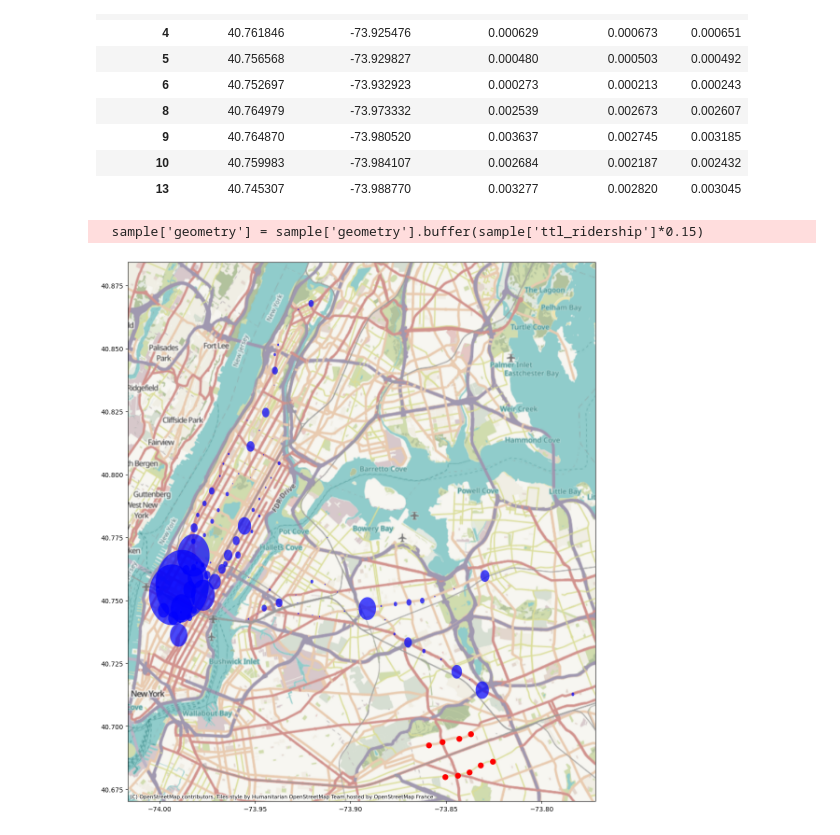
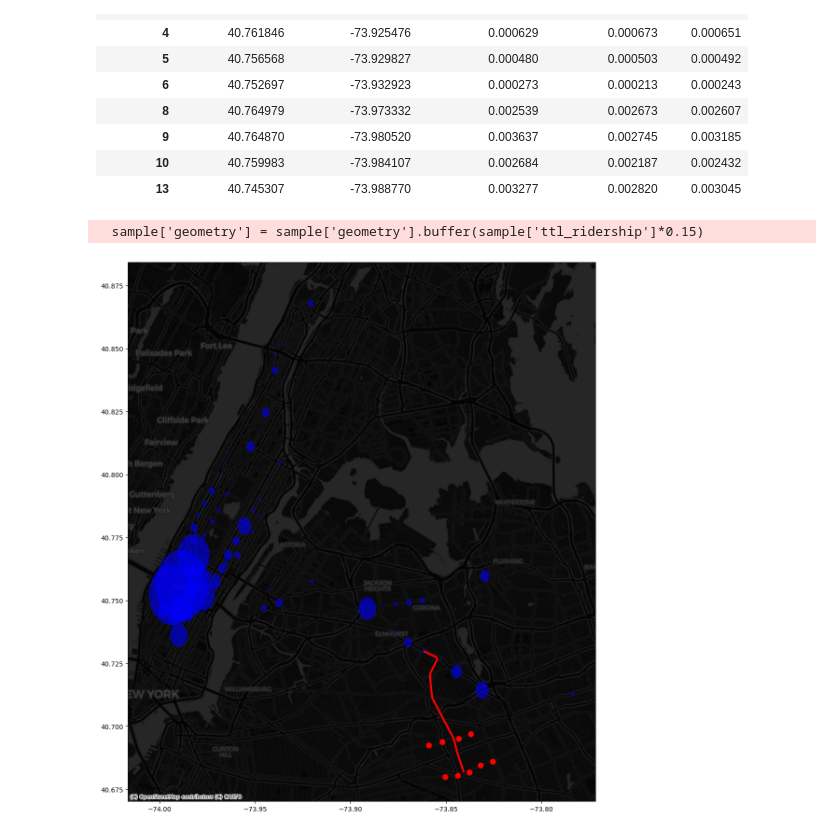
Before and after one commit to devennb/queenslink-ridership-analysis, a Jupyter notebook: project/spatial-eda.ipynb, the cells around one changed output. Saved outputs shown, nothing was run; the diff lists cells and outputs as text; code cells hidden in the pictures.

Commit message:
basemap darkmode

```diff
--- a/project/spatial-eda.ipynb
+++ b/project/spatial-eda.ipynb
@@ -172,33 +172,44 @@ ridership_w_geos['geometry'] = ridership_w_geos.apply(lambda x: Point((x['Entran
 study_area['geometry'] = study_area.apply(lambda x: Point((x['Entrance Longitude'], x['Entrance Latitude'])), axis = 1)
 
 ridership_w_geos_gpd = gpd.GeoDataFrame(ridership_w_geos, crs="EPSG:4326")
 study_area = gpd.GeoDataFrame(study_area, crs="EPSG:4326")
 sample = ridership_w_geos_gpd.copy()
 sample['geometry'] = sample['geometry'].buffer(sample['ttl_ridership']*0.15)
 #study_area['geometry'] = study_area['geometry'].buffer(0.003)
 
+route = gpd.read_file("datasets/queenslink_path.geojson", crs="EPSG:4326")
+
 fig, ax = plt.subplots(figsize=(15, 15))
 sample.plot(
     ax=ax,
-    alpha=0.7,
+    alpha=0.6,
     color="blue",
     label='Queenslink Demand Service Stations',
     legend=True,
     legend_kwds={'loc': 'upper right'}
 )
 study_area.plot(
     ax=ax,
     alpha=1,
     color='red',
     label='Queenslink Demand Proximity Zone Stations',
     legend=True,
     legend_kwds={'loc': 'upper right'},
     markersize=65
 )
+route.plot(
+    ax=ax,
+    color='red',
+    linewidth=3
+)
 
-cx.add_basemap(ax, crs=ridership_w_geos_gpd.crs)
+cx.add_basemap(
+    ax,
+    crs=ridership_w_geos_gpd.crs,
+    source=cx.providers.CartoDB.DarkMatter
+)
 
 plt.show()
 # %% [output]
   sample['geometry'] = sample['geometry'].buffer(sample['ttl_ridership']*0.15)
-[figure, old version]
+[figure, new version]
```
Also changed, not shown: 1 other file.
